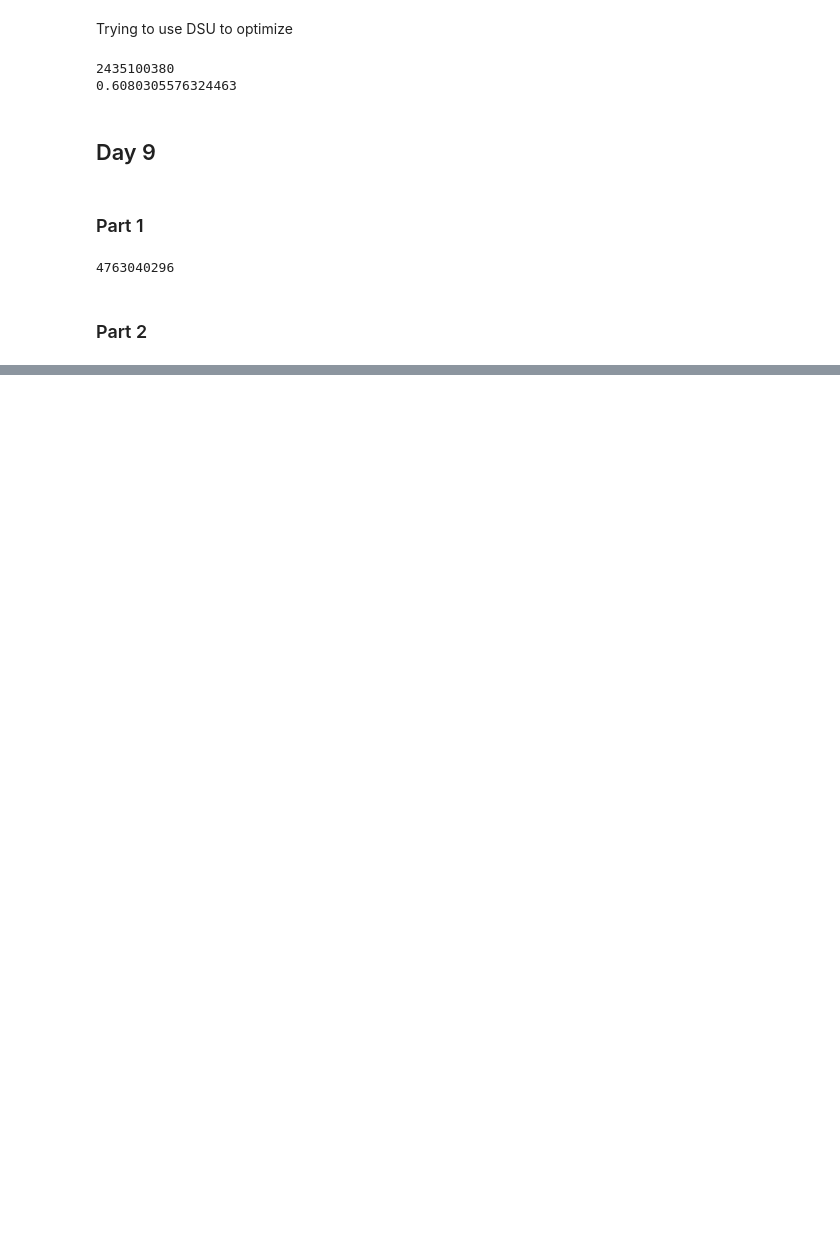
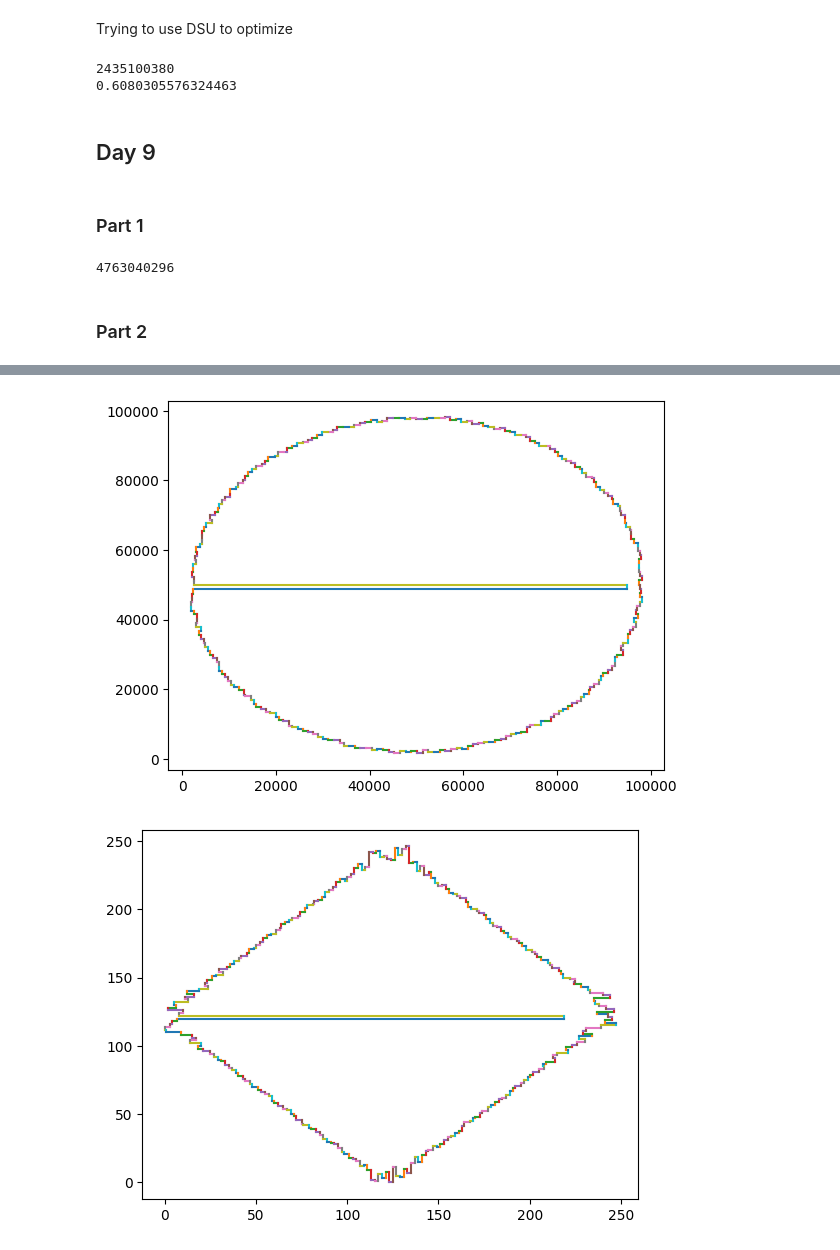
Before and after one commit to Iker-Avila-Arenas/AdventOfCode, a Jupyter notebook: 2025/day1-8.ipynb, the cells around one changed output, grey strips where cells are left out. Drawn from its saved outputs; the diff is of its cells as text; code cells hidden in the pictures; blank space fills up the shorter version.

```diff
--- a/2025/day1-8.ipynb
+++ b/2025/day1-8.ipynb
@@ -1703,0 +1754,17 @@ areas
+# %%
+# just for visualization purposes (and to check that the validation of each point is correct)
+import matplotlib.pyplot as plt
+pt = tuples[-1]
+for t in tuples:
+    plt.plot([t[0],pt[0]],[t[1],pt[1]])
+    pt = t
+plt.figure()
+# after compression
+import matplotlib.pyplot as plt
+pt = tuples_compressed[-1]
+for t in tuples_compressed:
+    plt.plot([t[0],pt[0]],[t[1],pt[1]])
+    pt = t
+# %% [output]
+[figure, added]
+[figure, added]
```
Also changed, not shown: parts of 22 cells of this notebook.
